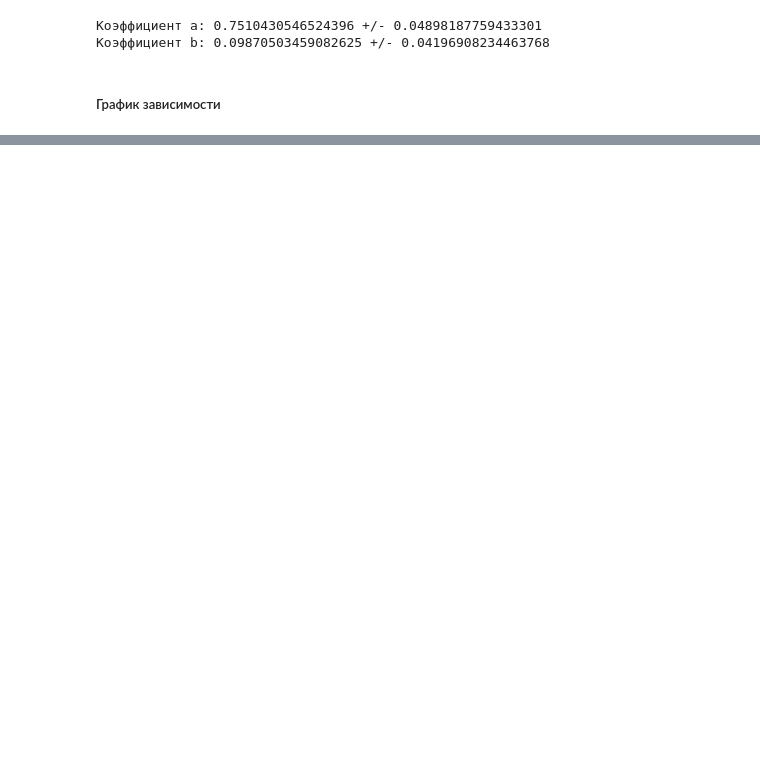
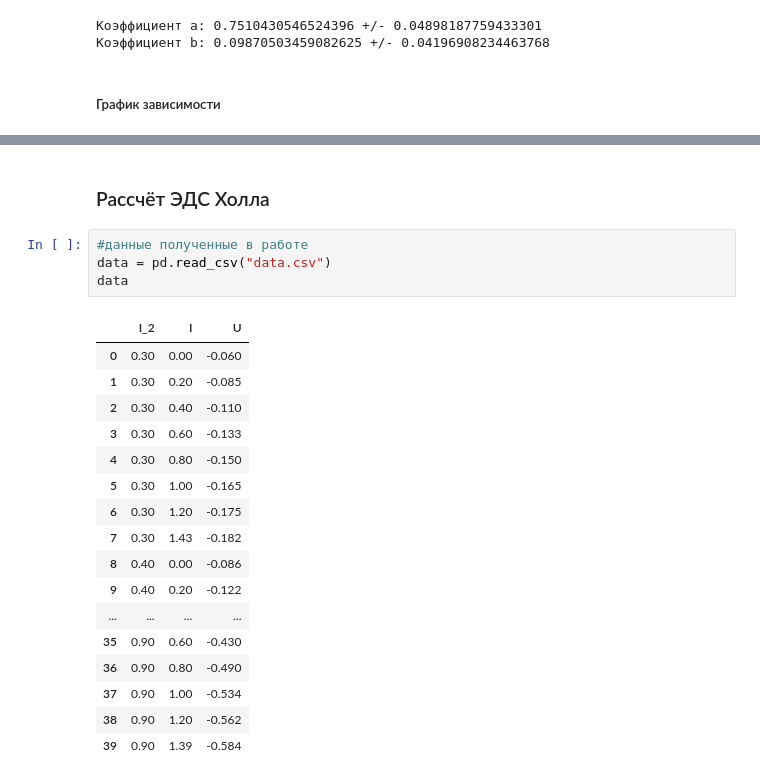
Before and after one commit to ShmakovVladimir/Labs, a Jupyter notebook: Электричество и Магнетизм/Эффект Холла/main.ipynb, the cells around one changed output, grey strips where cells are left out. Cells and saved outputs as stored; diff of their text form; blank space fills up the shorter version.

```diff
--- a/Электричество и Магнетизм/Эффект Холла/main.ipynb
+++ b/Электричество и Магнетизм/Эффект Холла/main.ipynb
@@ -62,0 +74,24 @@ plt.show()
+# %% [markdown]
+### Рассчёт ЭДС Холла
+# %%
+#данные полученные в работе
+data = pd.read_csv("data.csv")
+data
+# %% [output]
+|  | I_2 | I | U |
+| 0 | 0.30 | 0.00 | -0.060 |
+| 1 | 0.30 | 0.20 | -0.085 |
+| 2 | 0.30 | 0.40 | -0.110 |
+| 3 | 0.30 | 0.60 | -0.133 |
+| 4 | 0.30 | 0.80 | -0.150 |
+| 5 | 0.30 | 1.00 | -0.165 |
+| 6 | 0.30 | 1.20 | -0.175 |
+| 7 | 0.30 | 1.43 | -0.182 |
+| 8 | 0.40 | 0.00 | -0.086 |
+| 9 | 0.40 | 0.20 | -0.122 |
+| ... | ... | ... | ... |
+| 35 | 0.90 | 0.60 | -0.430 |
+| 36 | 0.90 | 0.80 | -0.490 |
+| 37 | 0.90 | 1.00 | -0.534 |
+| 38 | 0.90 | 1.20 | -0.562 |
+| 39 | 0.90 | 1.39 | -0.584 |
```
Also changed, not shown: parts of 16 cells of this notebook, 3 other files.
